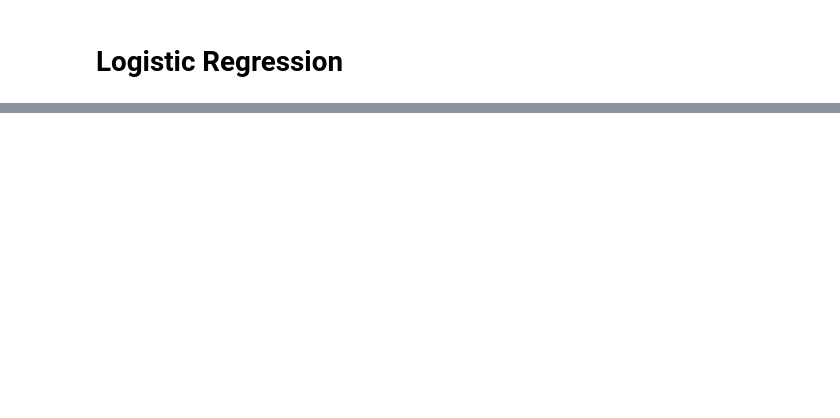
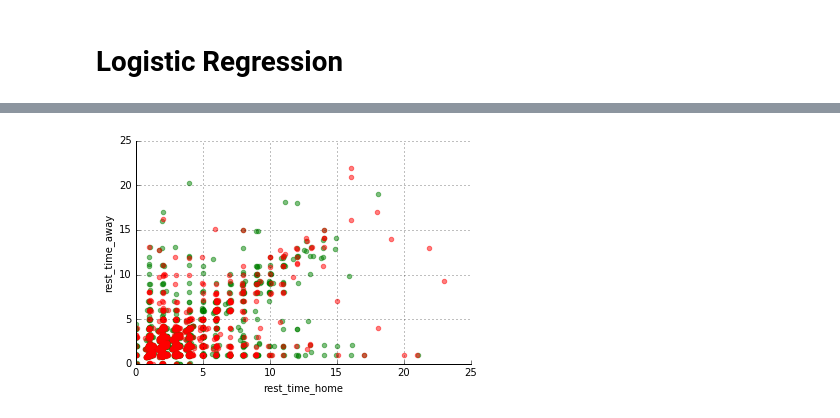
Before and after one commit to louisguitton/nba-predict, a Jupyter notebook: analysis/analysis-with-rest.ipynb, the cells around one changed output, grey strips where cells are left out. Cells and saved outputs as stored; diff of their text form; code cells hidden in the pictures; blank space fills up the shorter version.

Commit message:
rest score 70.5%

```diff
--- a/analysis/analysis-with-rest.ipynb
+++ b/analysis/analysis-with-rest.ipynb
@@ -89,0 +134,5 @@ classifier.score(X,y)
+# %%
+mmm_in_a_day = 24 * 60 * 60 * 1000
+X["rest_time_home"] = X["rest_time_home"]/mmm_in_a_day
+X["rest_time_away"] = X["rest_time_away"]/mmm_in_a_day
+X.head()
@@ -89,0 +146,41 @@ classifier.score(X,y)
+# %%
+def remove_border(axes=None, top=False, right=False, left=True, bottom=True):
+    """
+    Minimize chartjunk by stripping out unnecesasry plot borders and axis ticks
+
+    The top/right/left/bottom keywords toggle whether the corresponding plot border is drawn
+    """
+    ax = axes or plt.gca()
+    ax.spines['top'].set_visible(top)
+    ax.spines['right'].set_visible(right)
+    ax.spines['left'].set_visible(left)
+    ax.spines['bottom'].set_visible(bottom)
+
+    #turn off all ticks
+    ax.yaxis.set_ticks_position('none')
+    ax.xaxis.set_ticks_position('none')
+
+    #now re-enable visibles
+    if top:
+        ax.xaxis.tick_top()
+    if bottom:
+        ax.xaxis.tick_bottom()
+    if left:
+        ax.yaxis.tick_left()
+    if right:
+        ax.yaxis.tick_right()
+# %%
+def plot_feature_space(X,x1,x2):
+    plt.scatter(X[x1][X['home_wins']==True],X[x2][X['home_wins']==True],color='g',alpha=.5)
+    plt.scatter(X[x1][X['home_wins']==False],X[x2][X['home_wins']==False],color='r',alpha=.5)
+    plt.xlabel(x1)
+    plt.ylabel(x2)
+    plt.grid(True)
+    plt.xlim([0,25])
+    plt.ylim([0,25])
+#     plt.axis('equal')
+    remove_border()
+# %%
+plot_feature_space(X,'rest_time_home','rest_time_away')
+# %% [output]
+[figure, added]
```
Also changed, not shown: parts of 11 cells of this notebook.
